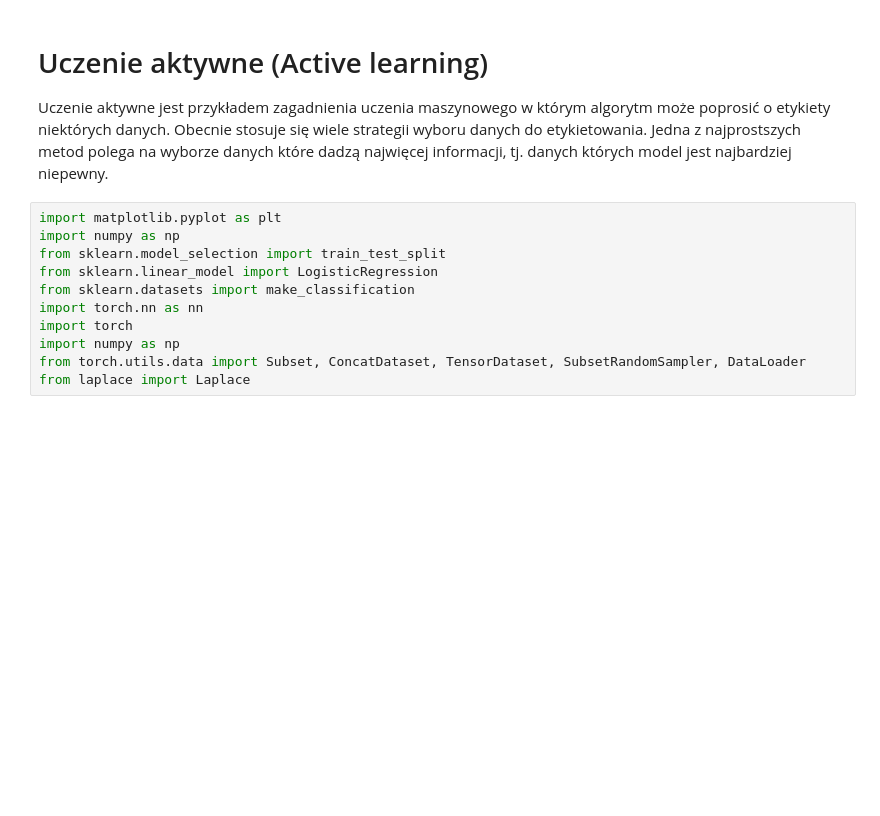
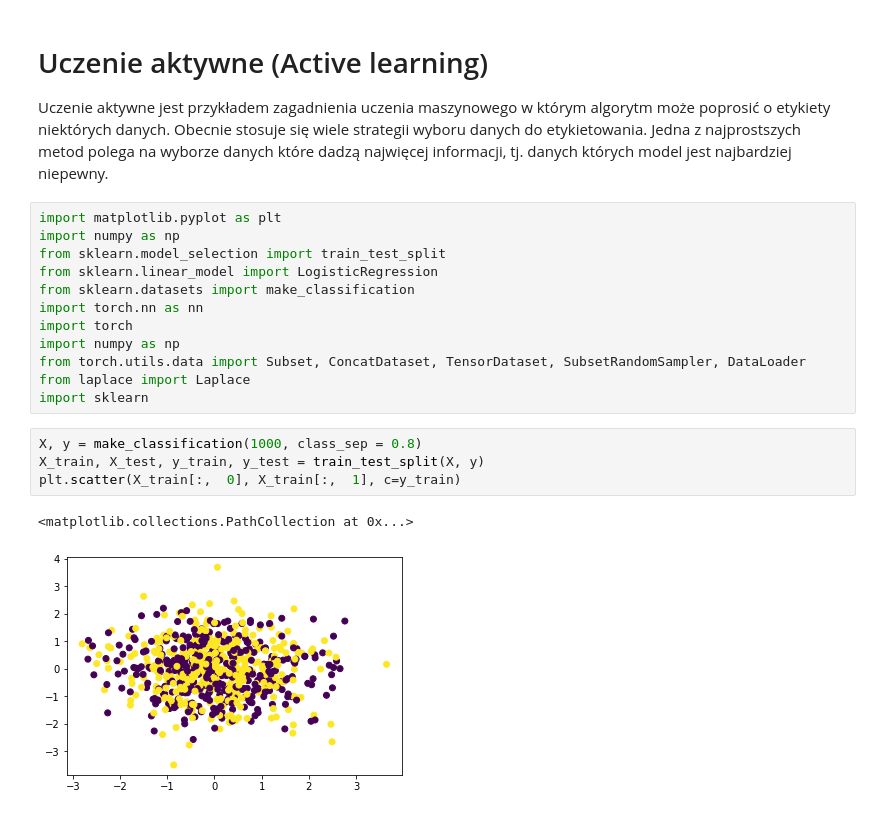
Before and after one commit to JohnnyWasilewski/postgraduate-lectures, a Jupyter notebook: ML_theory/Active_learning_BNN.ipynb, the cells around one changed output. Saved outputs shown, nothing was run; the diff lists cells and outputs as text; blank space fills up the shorter version.

```diff
--- a/ML_theory/Active_learning_BNN.ipynb
+++ b/ML_theory/Active_learning_BNN.ipynb
@@ -12,6 +12,14 @@ import torch
 import numpy as np
 from torch.utils.data import Subset, ConcatDataset, TensorDataset, SubsetRandomSampler, DataLoader
 from laplace import Laplace
+import sklearn
+# %%
+X, y = make_classification(1000, class_sep = 0.8)
+X_train, X_test, y_train, y_test = train_test_split(X, y)
+plt.scatter(X_train[:,  0], X_train[:,  1], c=y_train)
+# %% [output]
+<matplotlib.collections.PathCollection at 0x...>
+[figure, added]
 # %%
 class MyNN(nn.Module):
     def __init__(self):
```
Also changed, not shown: parts of 8 cells of this notebook.
